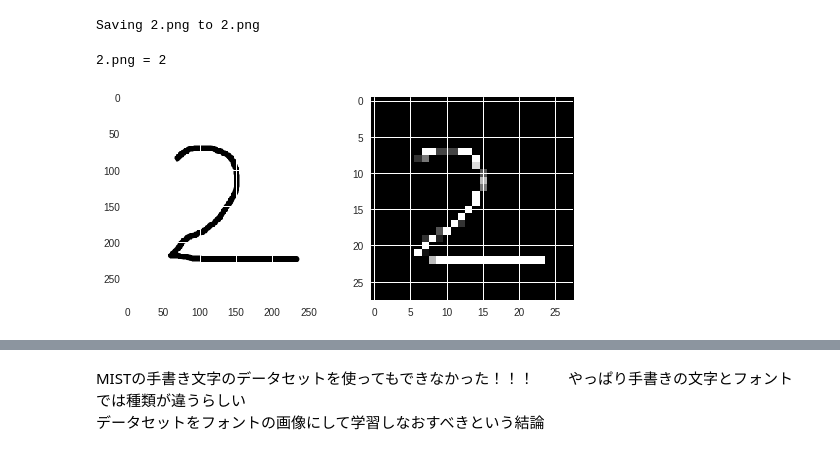
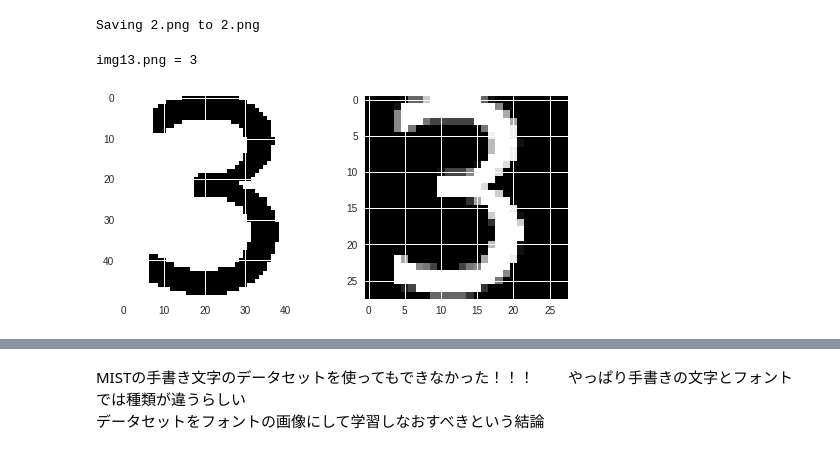
Before and after one commit to aichizokkoku/sudoku, a Jupyter notebook: MISTrecognition.ipynb, the cells around one changed output, grey strips where cells are left out. Cells and saved outputs as stored; diff of their text form; code cells hidden in the pictures.

```diff
--- a/MISTrecognition.ipynb
+++ b/MISTrecognition.ipynb
@@ -10,37 +10,37 @@ Saving 2.png to 2.png
 import cv2
 from sklearn.externals import joblib
 import matplotlib.pyplot as plt
 
 def predict_digit(filename):
   #学習済みデータを読み込む
   clf = joblib.load("sudoku.pkl")
   #画像ファイルを読み込む
   my_img = cv2.imread(filename)
   #画像データを学習済みデータに合わせる
   my_img = cv2.cvtColor(my_img, cv2.COLOR_BGR2GRAY)
 
   plt.subplot(1, 2, 1)
   plt.imshow(my_img, cmap="gray")
 
   my_img = cv2.resize(my_img, (28, 28))
   my_img = 15 - my_img // 16
 
   plt.subplot(1, 2, 2)
   plt.imshow(my_img, cmap="gray")
 
   #一次元の配列に直して正規化
   my_img = my_img.reshape((-1, 784))#.astype('float32') / 255
 
 
   #データを予想する
   res = clf.predict(my_img)
   return res[0]
 
-n = predict_digit("2.png")
-print("2.png = " + str(n))
+n = predict_digit("img13.png")
+print("img13.png = " + str(n))
 # %% [output]
-2.png = 2
+img13.png = 3
-[figure, old version]
+[figure, new version]
 # %%
 n = predict_digit("img17.png")
 print("img17.png = " + str(n))
```
Also changed, not shown: parts of 2 cells of this notebook.
